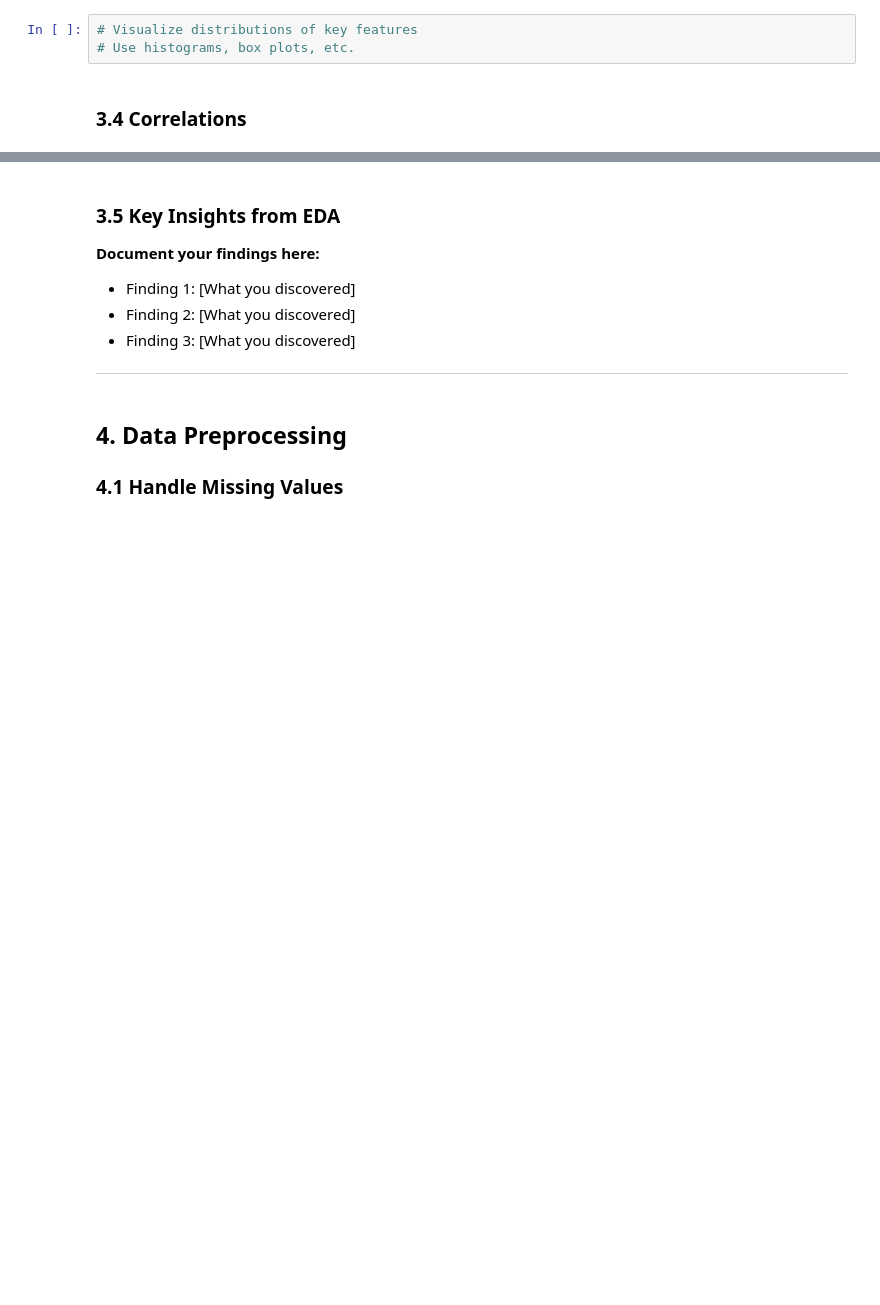
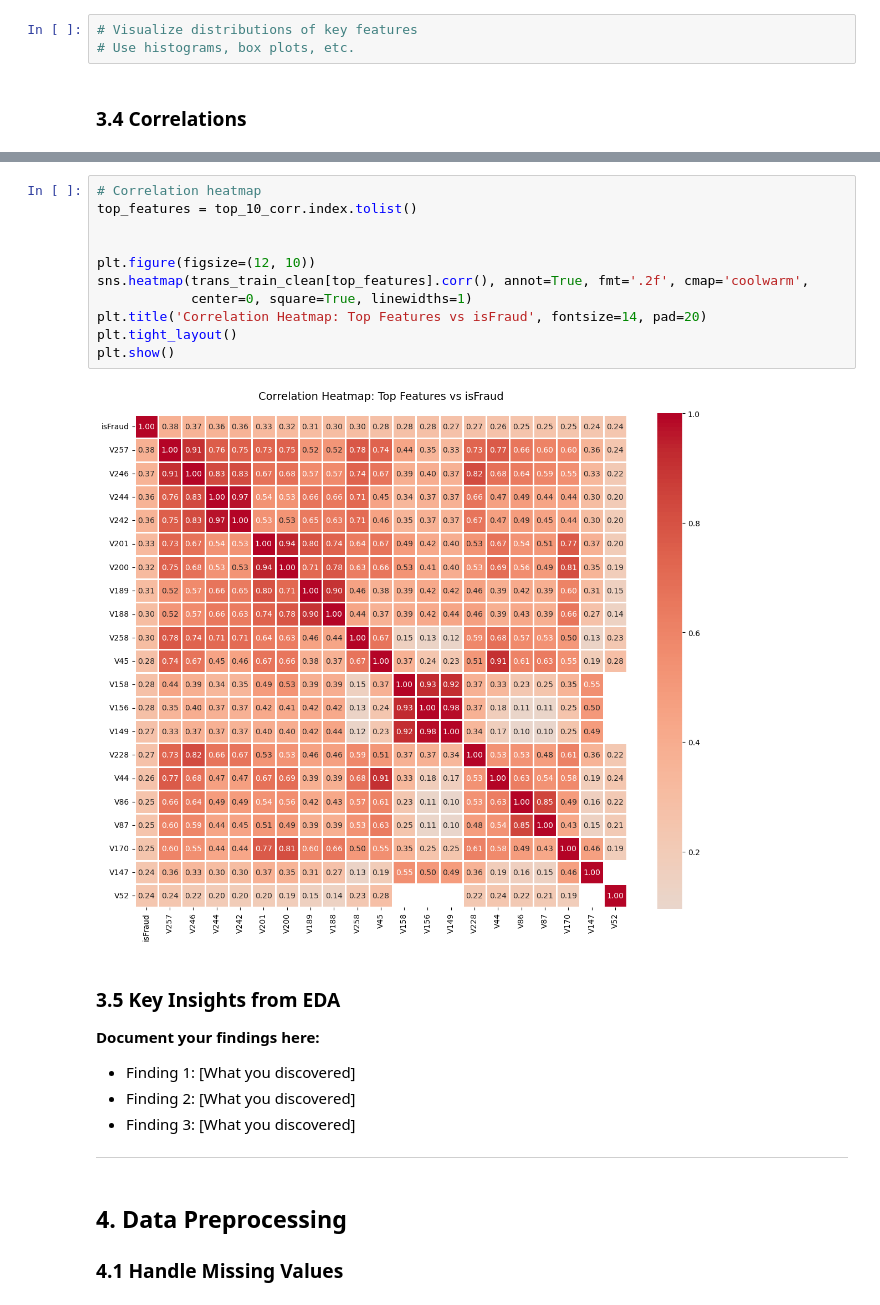
Before and after one commit to BenDuong/Bank-Fraud-Detection, a Jupyter notebook: capstone2_project_template.ipynb, the cells around one changed output, grey strips where cells are left out. Saved outputs shown, nothing was run; the diff lists cells and outputs as text; blank space fills up the shorter version.

```diff
--- a/capstone2_project_template.ipynb
+++ b/capstone2_project_template.ipynb
@@ -118,3 +461,16 @@ import joblib
+# %%
+# Correlation heatmap
+top_features = top_10_corr.index.tolist()
+
+
+plt.figure(figsize=(12, 10))
+sns.heatmap(trans_train_clean[top_features].corr(), annot=True, fmt='.2f', cmap='coolwarm',
+            center=0, square=True, linewidths=1)
+plt.title('Correlation Heatmap: Top Features vs isFraud', fontsize=14, pad=20)
+plt.tight_layout()
+plt.show()
+# %% [output]
+[figure, added]
 # %% [markdown]
 ### 3.5 Key Insights from EDA
 
```
Also changed, not shown: parts of 25 cells of this notebook.
